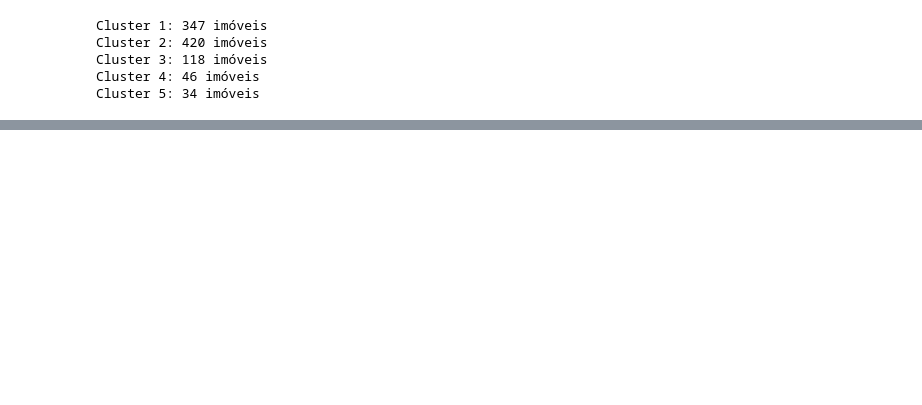
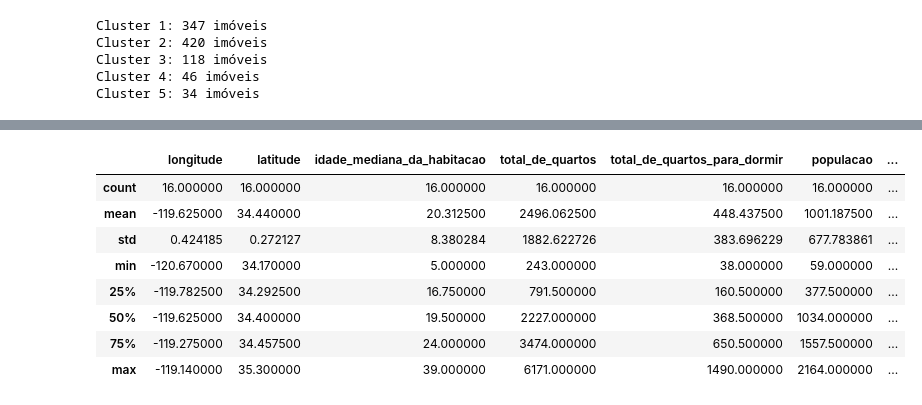
Before and after one commit to williamjrboss/AnaliseImoveis, a Jupyter notebook: analise.ipynb, the cells around one changed output, grey strips where cells are left out. Drawn from its saved outputs; the diff is of its cells as text; code cells hidden in the pictures; blank space fills up the shorter version.

```diff
--- a/analise.ipynb
+++ b/analise.ipynb
@@ -246,3 +313,12 @@ Cluster 2: 420 imóveis
 Cluster 3: 118 imóveis
 Cluster 4: 46 imóveis
 Cluster 5: 34 imóveis
+# %%
+# 3 renda mediana de quem vive neste locais
+# Adicionar a lista 'clusters' ao DataFrame 'imoveis_valor_alto'
+imoveis_valor_alto['cluster'] = clusters
+
+# Calcular a renda média de cada cluster
+renda_media_por_cluster = imoveis_valor_alto.groupby('cluster')['renda_mediana'].mean()
+
+renda_media_por_cluster
@@ -248,0 +333,12 @@ Cluster 5: 34 imóveis
+# %%
+# 4 observa imoveis que estão no mar
+# Filtrar os imóveis próximos ao oceano dentro de cada cluster
+imoveis_oceano_por_cluster = {}
+
+for cluster in set(clusters):
+    imoveis_cluster = imoveis_valor_alto[imoveis_valor_alto['cluster'] == cluster]
+    imoveis_oceano_por_cluster[cluster] = imoveis_cluster[imoveis_cluster['proximidade_do_oceano'] == 'NEAR OCEAN']
+
+# Imprimira quantidade dos imóveis próximos ao oceano em cada cluster
+for cluster, imoveis_oceano in imoveis_oceano_por_cluster.items():
+    print(imoveis_oceano.shape)
@@ -248,0 +356,12 @@ Cluster 5: 34 imóveis
+# %%
+imoveis_oceano.describe()
+# %% [output]
+|  | longitude | latitude | idade_mediana_da_habitacao | total_de_quartos | total_de_quartos_para_dormir | populacao | ... |
+| count | 16.000000 | 16.000000 | 16.000000 | 16.000000 | 16.000000 | 16.000000 | ... |
+| mean | -119.625000 | 34.440000 | 20.312500 | 2496.062500 | 448.437500 | 1001.187500 | ... |
+| std | 0.424185 | 0.272127 | 8.380284 | 1882.622726 | 383.696229 | 677.783861 | ... |
+| min | -120.670000 | 34.170000 | 5.000000 | 243.000000 | 38.000000 | 59.000000 | ... |
+| 25% | -119.782500 | 34.292500 | 16.750000 | 791.500000 | 160.500000 | 377.500000 | ... |
+| 50% | -119.625000 | 34.400000 | 19.500000 | 2227.000000 | 368.500000 | 1034.000000 | ... |
+| 75% | -119.275000 | 34.457500 | 24.000000 | 3474.000000 | 650.500000 | 1557.500000 | ... |
+| max | -119.140000 | 35.300000 | 39.000000 | 6171.000000 | 1490.000000 | 2164.000000 | ... |
```
Also changed, not shown: parts of 6 cells of this notebook.
